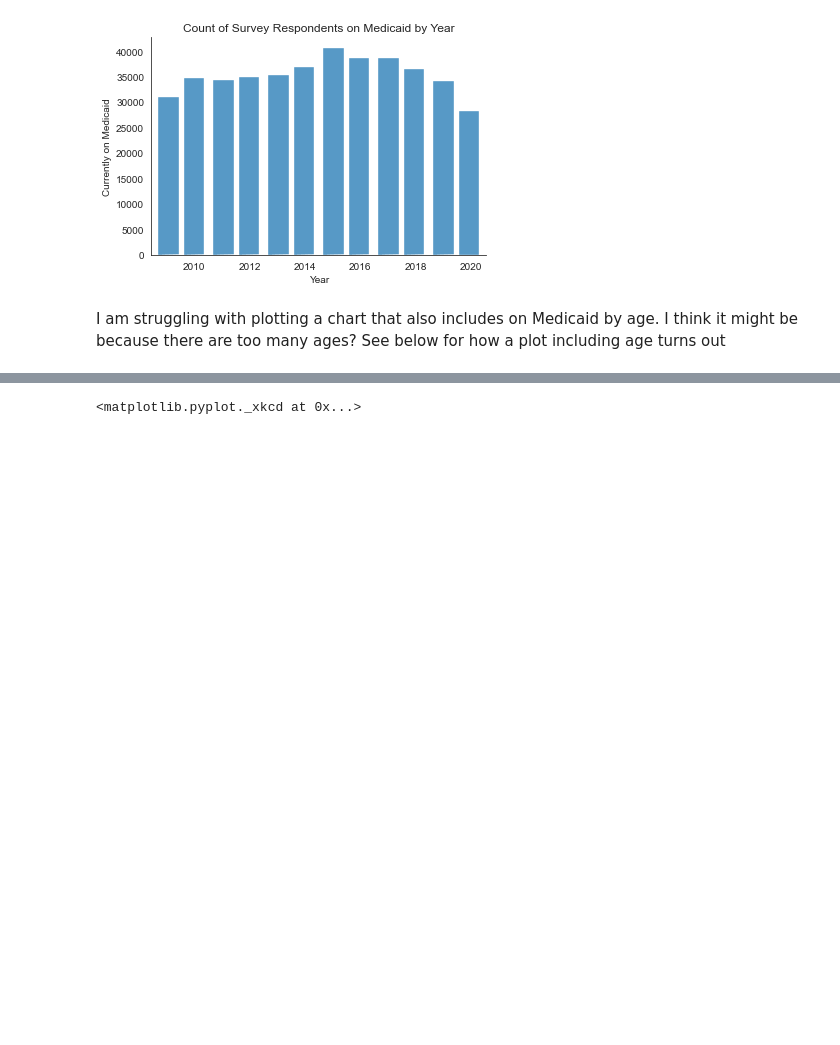
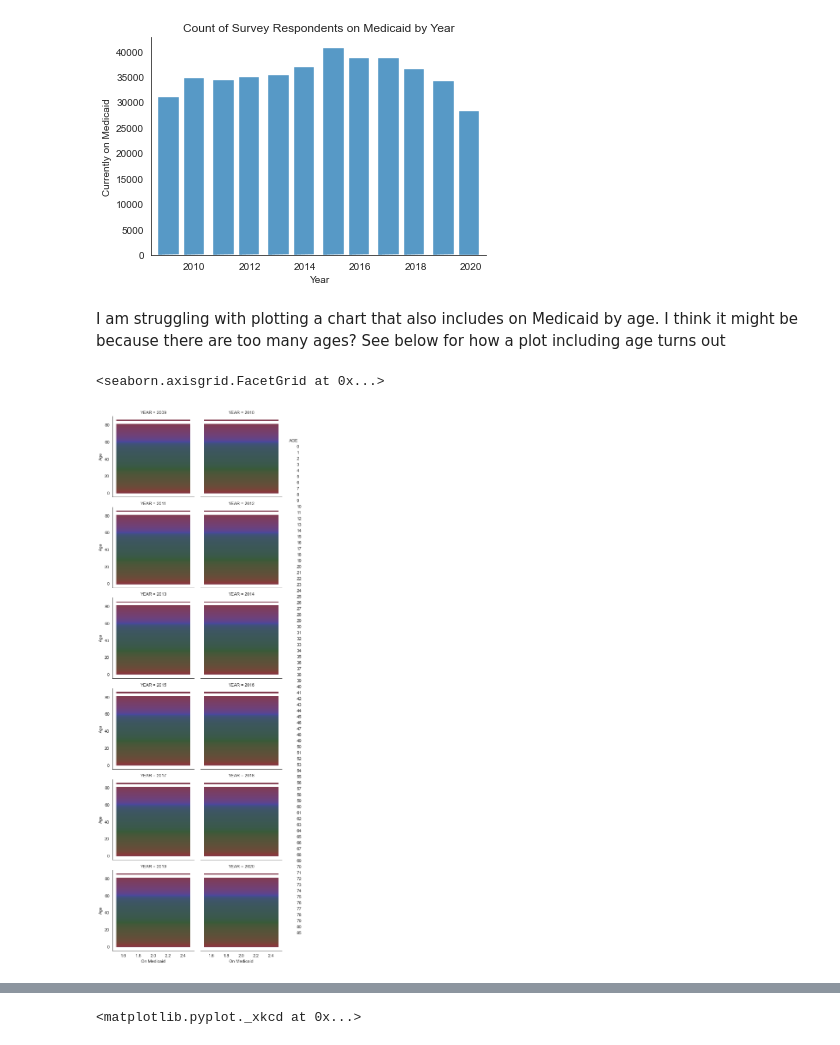
Before and after one commit to mspp-data-studio-2021/Ariel_Medex, a Jupyter notebook: Notebook for 6-28 Class.ipynb, the cells around one changed output, grey strips where cells are left out. Saved outputs shown, nothing was run; the diff lists cells and outputs as text; code cells hidden in the pictures; blank space fills up the shorter version.

```diff
--- a/Notebook for 6-28 Class.ipynb
+++ b/Notebook for 6-28 Class.ipynb
@@ -155,5 +157,13 @@ sns.despine()
 [figure]
 # %% [markdown]
 I am struggling with plotting a chart that also includes on Medicaid by age. I think it might be because there are too many ages? See below for how a plot including age turns out
+# %%
+g = sns.FacetGrid(MC_df, col="YEAR", hue='AGE', col_wrap=2)
+g.map_dataframe(sns.histplot, x='HIMCAIDLY', y='AGE')
+g.set_axis_labels('On Medicaid', 'Age')
+g.add_legend()
+# %% [output]
+<seaborn.axisgrid.FacetGrid at 0x...>
+[figure, added]
 # %%
 bins = np.linspace(MC_df.HIMCAIDLY.min(), MC_df.HIMCAIDLY.max(), 10)
```
Also changed, not shown: parts of 28 cells of this notebook.
